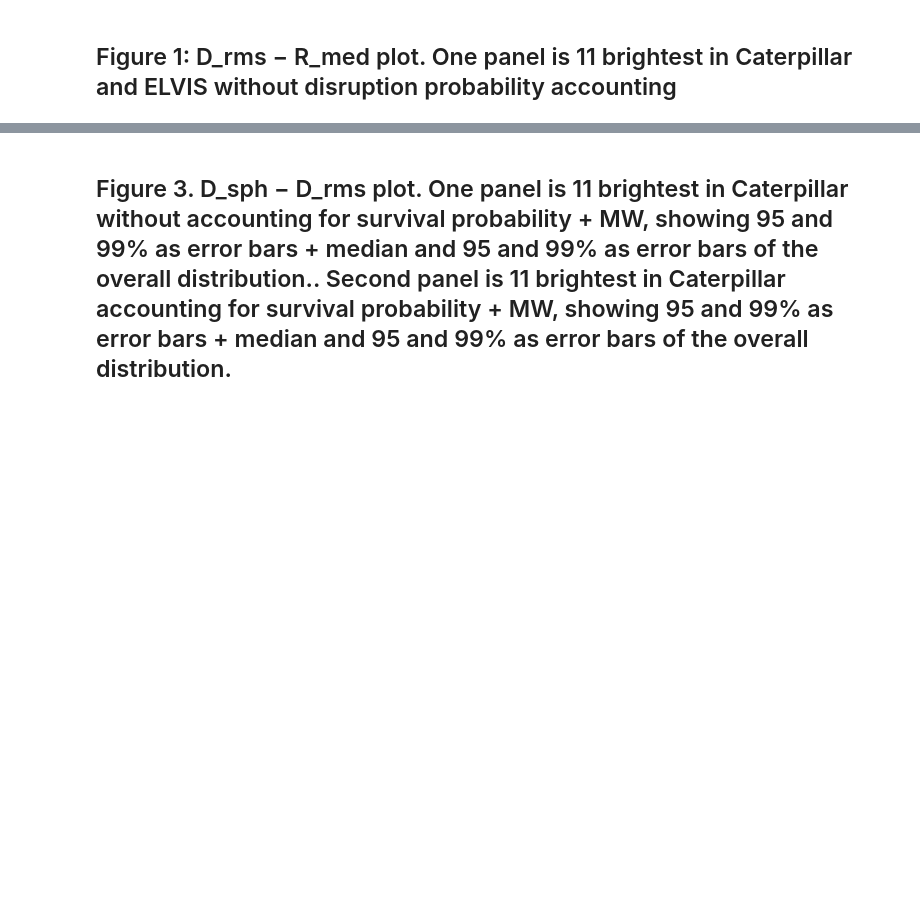
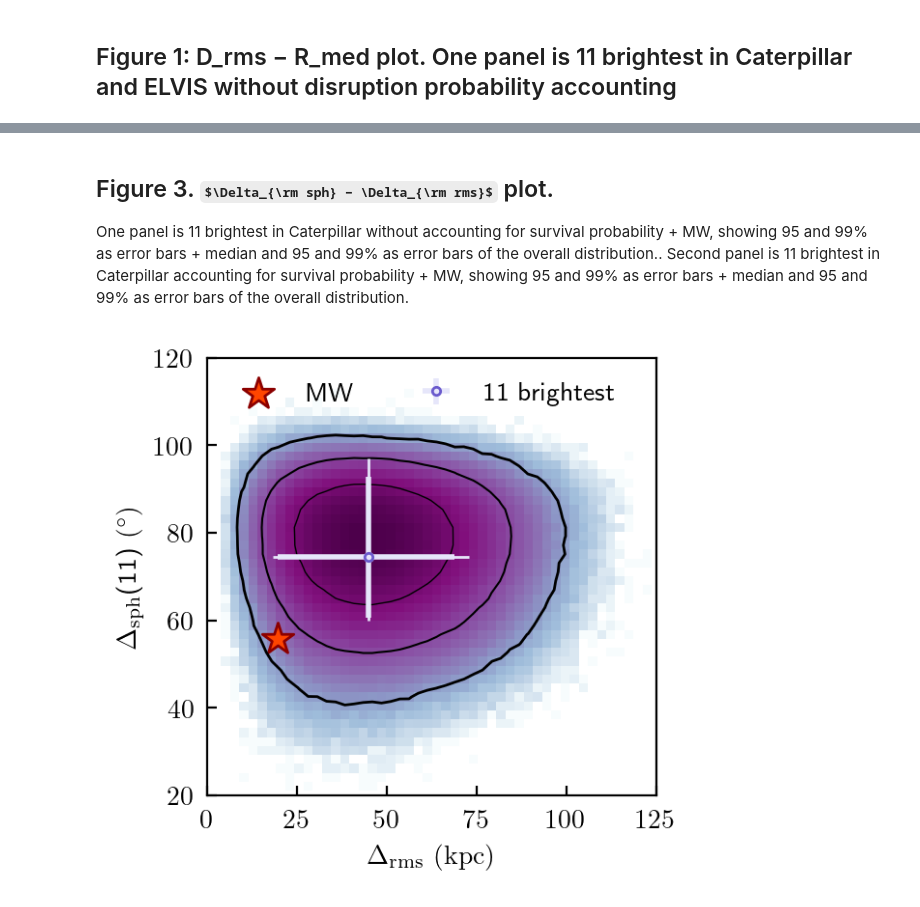
Before and after one commit to khanhnp910/SatelliteAnisotropy, a Jupyter notebook: src/notebook_paper.ipynb, the cells around one changed output, grey strips where cells are left out. Cells and saved outputs as stored; diff of their text form; code cells hidden in the pictures; some formulas as TeX source; blank space fills up the shorter version.

```diff
--- a/src/notebook_paper.ipynb
+++ b/src/notebook_paper.ipynb
@@ -104,3 +113,10 @@ hist_general(data_surv_probs_dir, brightest_dir=brightest_dir, X_type='D_rms', Y
 # %% [markdown]
-## Figure 3. D_sph − D_rms plot. One panel is 11 brightest in Caterpillar without accounting for survival probability + MW, showing 95 and 99% as error bars + median and 95 and 99% as error bars of the overall distribution.. Second panel is 11 brightest in Caterpillar accounting for survival probability + MW, showing 95 and 99% as error bars + median and 95 and 99% as error bars of the overall distribution.
+## Figure 3. $\Delta_{\rm sph} − \Delta_{\rm rms}$ plot.
+
+One panel is 11 brightest in Caterpillar without accounting for survival probability + MW, showing 95 and 99% as error bars + median and 95 and 99% as error bars of the overall distribution.. Second panel is 11 brightest in Caterpillar accounting for survival probability + MW, showing 95 and 99% as error bars + median and 95 and 99% as error bars of the overall distribution.
+# %%
+hist_general(data_dir, X_type='D_rms', Y_type='D_sph_11', xlims=[0,125], ylims=[20,120],
+             save_dir=save_dir, saveimage=saveimage, figsize=(3,3))
+# %% [output]
+[figure, added]
 # %%
```
Also changed, not shown: parts of 9 cells of this notebook, 2 other files.
